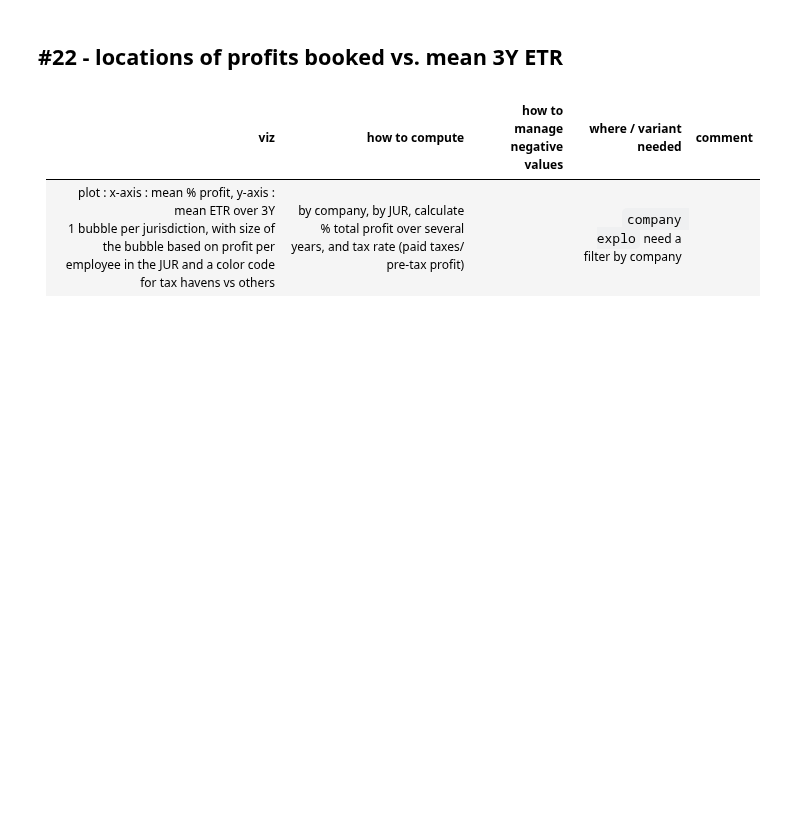
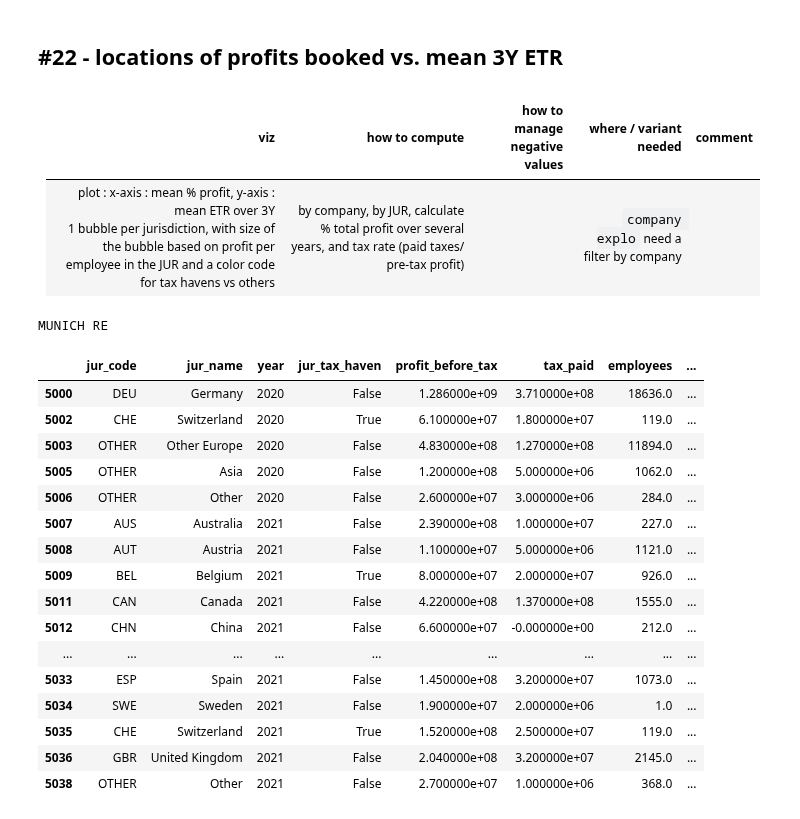
Before and after one commit to anquetos/data4good-taxobservatory-dataviz, a Jupyter notebook: taxobservatory-dataviz.ipynb, the cells around one changed output. Drawn from its saved outputs; the diff is of its cells as text; code cells hidden in the pictures; blank space fills up the shorter version.

```diff
--- a/taxobservatory-dataviz.ipynb
+++ b/taxobservatory-dataviz.ipynb
@@ -716,3 +716,49 @@ RIO TINTO
 |viz|how to compute|how to manage negative values|where / variant needed|comment|
 |-|-|-|-|-|
 |plot : x-axis : mean % profit, y-axis : mean ETR over 3Y<br>1 bubble per jurisdiction, with size of the bubble based on profit per employee in the JUR and a color code for tax havens vs others|by company, by JUR, calculate % total profit over several years, and tax rate (paid taxes/ pre-tax profit)||`company explo` need a filter by company||
+# %%
+def compute_profits_locations(df:pd.DataFrame, company:str) -> dict:
+
+    # Filter rows with selected company and subset with necessary features
+    features = ['jur_code', 'jur_name', 'year', 'jur_tax_haven', 'profit_before_tax',
+                'tax_paid', 'employees']
+    df = df.loc[(df['mnc'] == company), features]
+
+    # Keep jurisdictions with profitable or missing profits
+    df = df.loc[(df['profit_before_tax'] >= 0) | (df['profit_before_tax'].isna())]
+
+    # Remove jurisdictions with missing values for profits or employees
+    df = df.loc[(df['profit_before_tax'].notna()) & (df['employees'].notna())]
+
+    # Replace 0 employees by 1
+    df.loc[df['employees'] == 0, 'employees'] = 1
+
+    # Calculate profit per employee
+    df['profit_per_employee'] = df['profit_before_tax'] / df['employees']
+
+    # Calculate tax rate
+    df['tax_rate'] = df['tax_paid'] / df['profit_before_tax']
+
+    return df
+# %%
+print(company)
+compute_profits_locations(df=df, company=company)
+# %% [output]
+MUNICH RE
+|  | jur_code | jur_name | year | jur_tax_haven | profit_before_tax | tax_paid | employees | ... |
+| 5000 | DEU | Germany | 2020 | False | 1.286000e+09 | 3.710000e+08 | 18636.0 | ... |
+| 5002 | CHE | Switzerland | 2020 | True | 6.100000e+07 | 1.800000e+07 | 119.0 | ... |
+| 5003 | OTHER | Other Europe | 2020 | False | 4.830000e+08 | 1.270000e+08 | 11894.0 | ... |
+| 5005 | OTHER | Asia | 2020 | False | 1.200000e+08 | 5.000000e+06 | 1062.0 | ... |
+| 5006 | OTHER | Other | 2020 | False | 2.600000e+07 | 3.000000e+06 | 284.0 | ... |
+| 5007 | AUS | Australia | 2021 | False | 2.390000e+08 | 1.000000e+07 | 227.0 | ... |
+| 5008 | AUT | Austria | 2021 | False | 1.100000e+07 | 5.000000e+06 | 1121.0 | ... |
+| 5009 | BEL | Belgium | 2021 | True | 8.000000e+07 | 2.000000e+07 | 926.0 | ... |
+| 5011 | CAN | Canada | 2021 | False | 4.220000e+08 | 1.370000e+08 | 1555.0 | ... |
+| 5012 | CHN | China | 2021 | False | 6.600000e+07 | -0.000000e+00 | 212.0 | ... |
+| ... | ... | ... | ... | ... | ... | ... | ... | ... |
+| 5033 | ESP | Spain | 2021 | False | 1.450000e+08 | 3.200000e+07 | 1073.0 | ... |
+| 5034 | SWE | Sweden | 2021 | False | 1.900000e+07 | 2.000000e+06 | 1.0 | ... |
+| 5035 | CHE | Switzerland | 2021 | True | 1.520000e+08 | 2.500000e+07 | 119.0 | ... |
+| 5036 | GBR | United Kingdom | 2021 | False | 2.040000e+08 | 3.200000e+07 | 2145.0 | ... |
+| 5038 | OTHER | Other | 2021 | False | 2.700000e+07 | 1.000000e+06 | 368.0 | ... |
```
Also changed, not shown: parts of 5 cells of this notebook.
